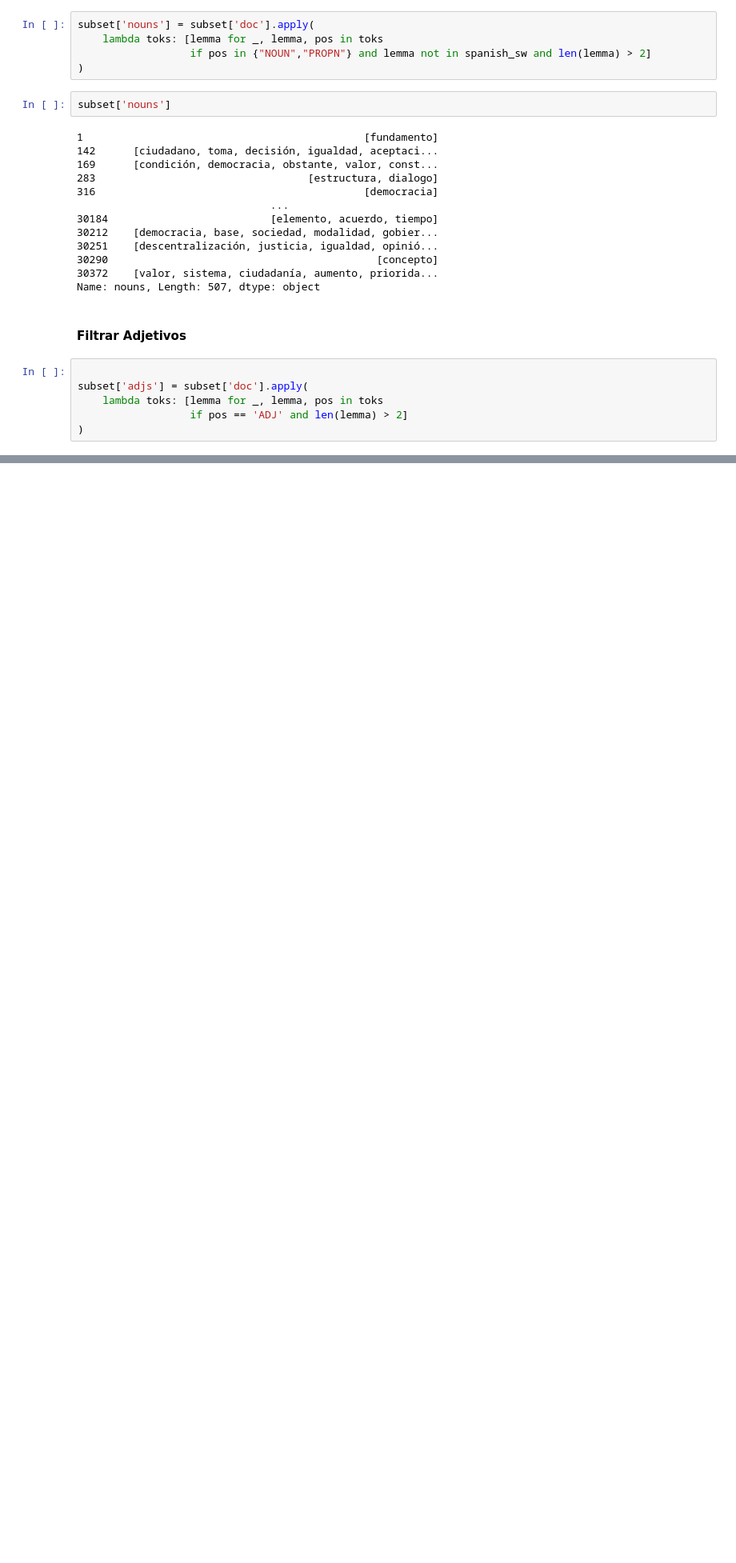
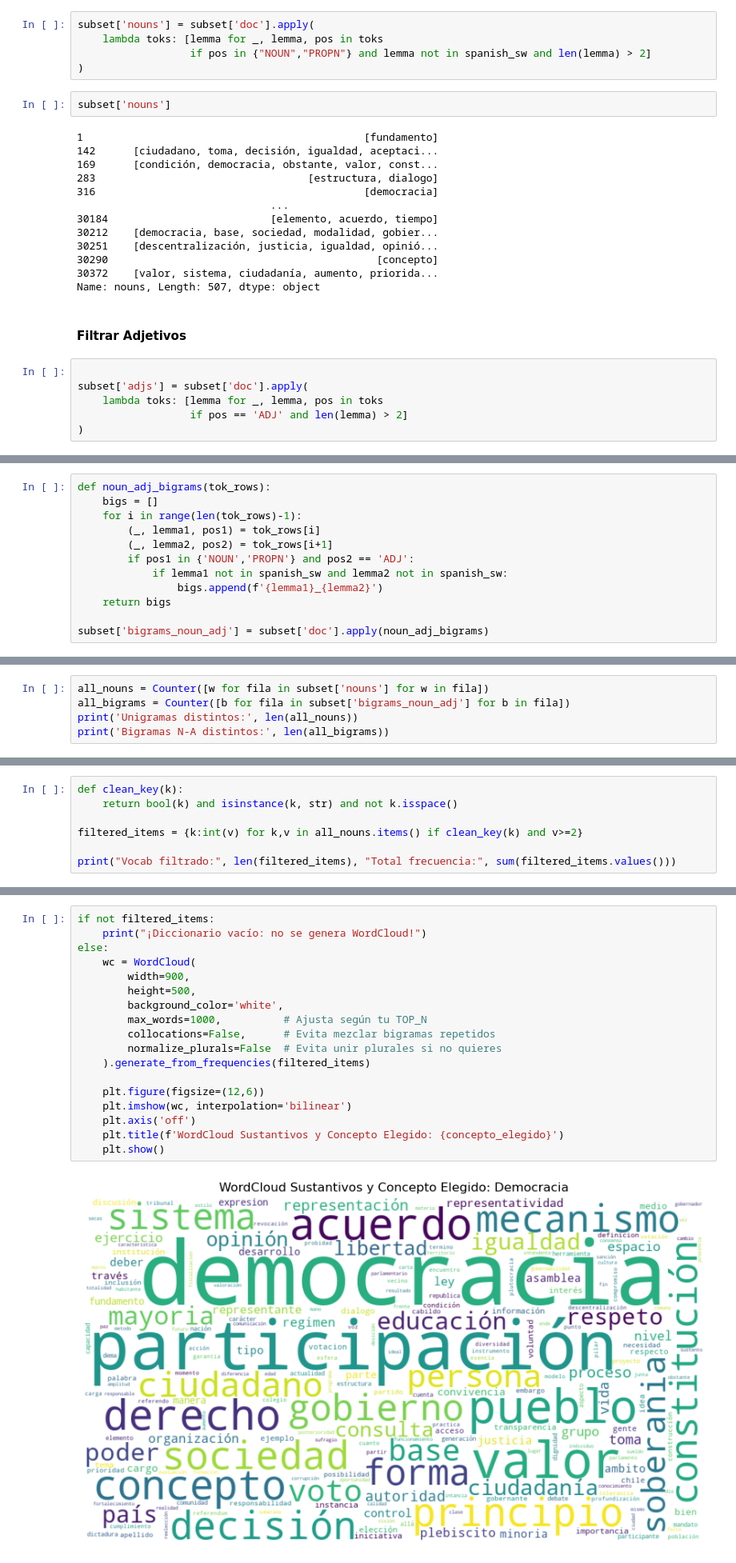
Before and after one commit to Vikktor93/tarea1-NLP, a Jupyter notebook: tarea1_victor_saldivia.ipynb, the cells around one changed output, grey strips where cells are left out. Shown at 80% size. Drawn from its saved outputs; the diff is of its cells as text; blank space fills up the shorter version.

Commit message:
Se agrega filtro de adjetivos y generación del Wordcloud

```diff
--- a/tarea1_victor_saldivia.ipynb
+++ b/tarea1_victor_saldivia.ipynb
@@ -342,0 +347,12 @@ subset
+# %%
+def noun_adj_bigrams(tok_rows):
+    bigs = []
+    for i in range(len(tok_rows)-1):
+        (_, lemma1, pos1) = tok_rows[i]
+        (_, lemma2, pos2) = tok_rows[i+1]
+        if pos1 in {'NOUN','PROPN'} and pos2 == 'ADJ':
+            if lemma1 not in spanish_sw and lemma2 not in spanish_sw:
+                bigs.append(f'{lemma1}_{lemma2}')
+    return bigs
+
+subset['bigrams_noun_adj'] = subset['doc'].apply(noun_adj_bigrams)
@@ -342,0 +361,5 @@ subset
+# %%
+all_nouns = Counter([w for fila in subset['nouns'] for w in fila])
+all_bigrams = Counter([b for fila in subset['bigrams_noun_adj'] for b in fila])
+print('Unigramas distintos:', len(all_nouns))
+print('Bigramas N-A distintos:', len(all_bigrams))
@@ -342,0 +372,7 @@ subset
+# %%
+def clean_key(k):
+    return bool(k) and isinstance(k, str) and not k.isspace()
+
+filtered_items = {k:int(v) for k,v in all_nouns.items() if clean_key(k) and v>=2}
+
+print("Vocab filtrado:", len(filtered_items), "Total frecuencia:", sum(filtered_items.values()))
@@ -342,0 +381,20 @@ subset
+# %%
+if not filtered_items:
+    print("¡Diccionario vacío: no se genera WordCloud!")
+else:
+    wc = WordCloud(
+        width=900,
+        height=500,
+        background_color='white',
+        max_words=1000,          # Ajusta según tu TOP_N
+        collocations=False,      # Evita mezclar bigramas repetidos
+        normalize_plurals=False  # Evita unir plurales si no quieres
+    ).generate_from_frequencies(filtered_items)
+
+    plt.figure(figsize=(12,6))
+    plt.imshow(wc, interpolation='bilinear')
+    plt.axis('off')
+    plt.title(f'WordCloud Sustantivos y Concepto Elegido: {concepto_elegido}')
+    plt.show()
+# %% [output]
+[figure, added]
```
Also changed, not shown: parts of 13 cells of this notebook.
